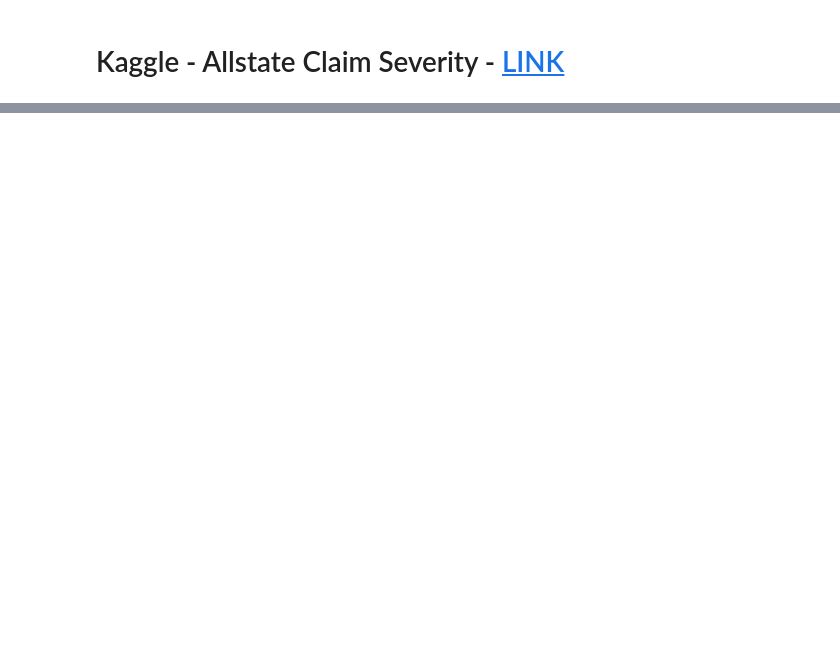
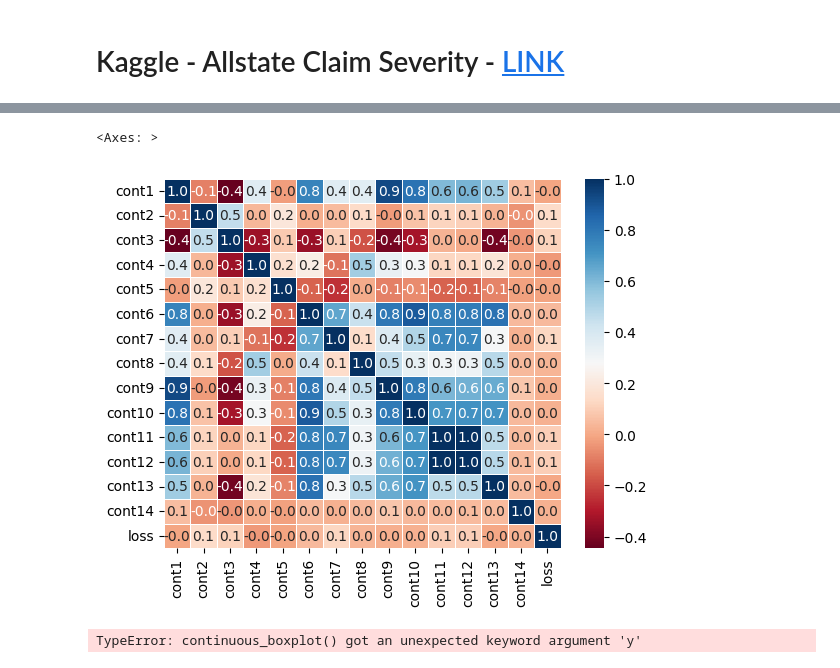
Before and after one commit to JohnBogacz/Datasets_EDA, a Jupyter notebook: src/Allstate Claims Severity/EDA.ipynb, the cells around one changed output, grey strips where cells are left out. Cells and saved outputs as stored; diff of their text form; code cells hidden in the pictures; blank space fills up the shorter version.

```diff
--- a/src/Allstate Claims Severity/EDA.ipynb
+++ b/src/Allstate Claims Severity/EDA.ipynb
@@ -37,0 +107,30 @@ print(test_df.shape)
+# %%
+# https://seaborn.pydata.org/generated/seaborn.heatmap.html#seaborn.heatmap
+sns.heatmap(
+    data= test_df[['cont1','cont2','cont3','cont4','cont5','cont6','cont7','cont8','cont9','cont10','cont11','cont12','cont13','cont14','loss']].corr(),
+    annot= True,
+    cmap= 'RdBu', # https://matplotlib.org/stable/users/explain/colors/colormaps.html
+    fmt= '.1f',
+    linewidth= .5,
+    # vmin= -1,
+    # vmax= 1
+)
+# %% [output]
+<Axes: >
+[figure, added]
+# %%
+def continuous_boxplot(df: pd.DataFrame, X: list[str], Y: str) -> None:
+    pass
+
+
+continuous_boxplot(
+    df= test_df,
+    X= ['cont1','cont2','cont3',
+        'cont4','cont5','cont6',
+        'cont7','cont8','cont9',
+        'cont10','cont11','cont12',
+        'cont13','cont14'],
+    y= 'loss'
+)
+# %% [output]
+TypeError: continuous_boxplot() got an unexpected keyword argument 'y'
```
Also changed, not shown: parts of 16 cells of this notebook.
